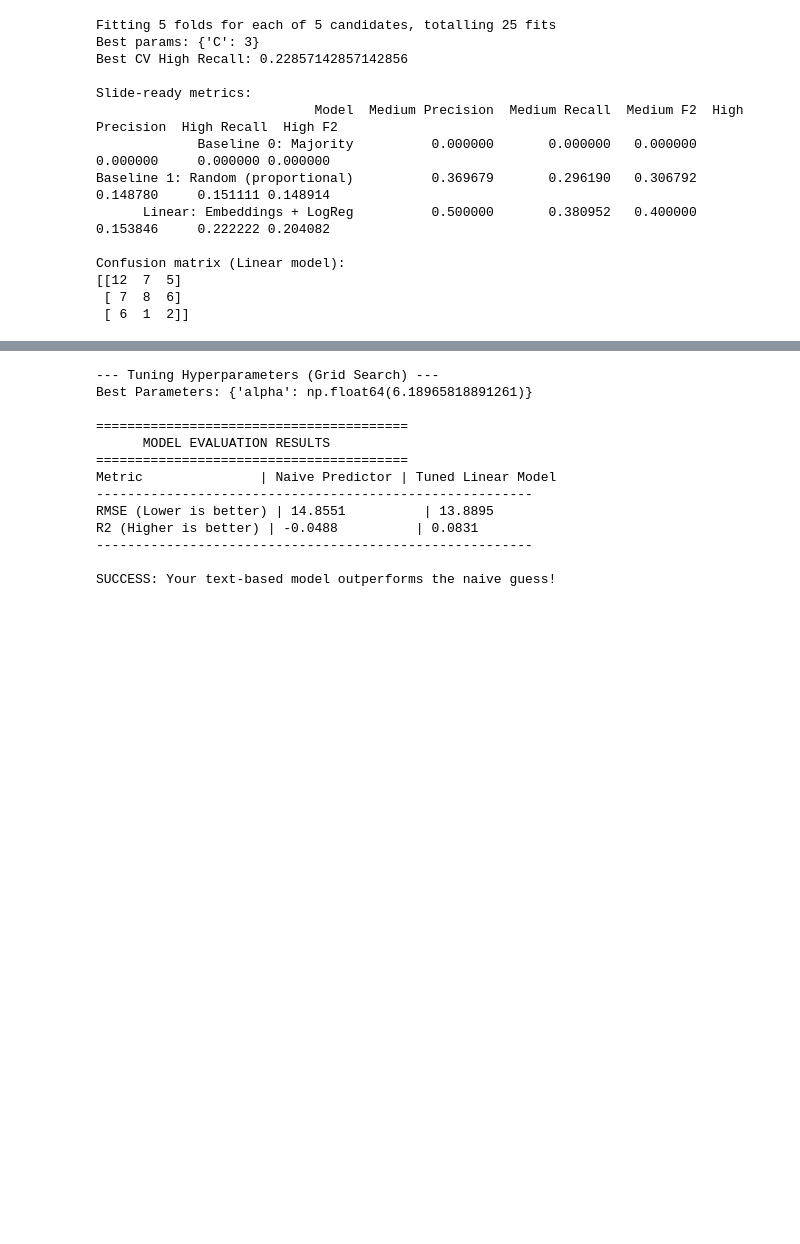
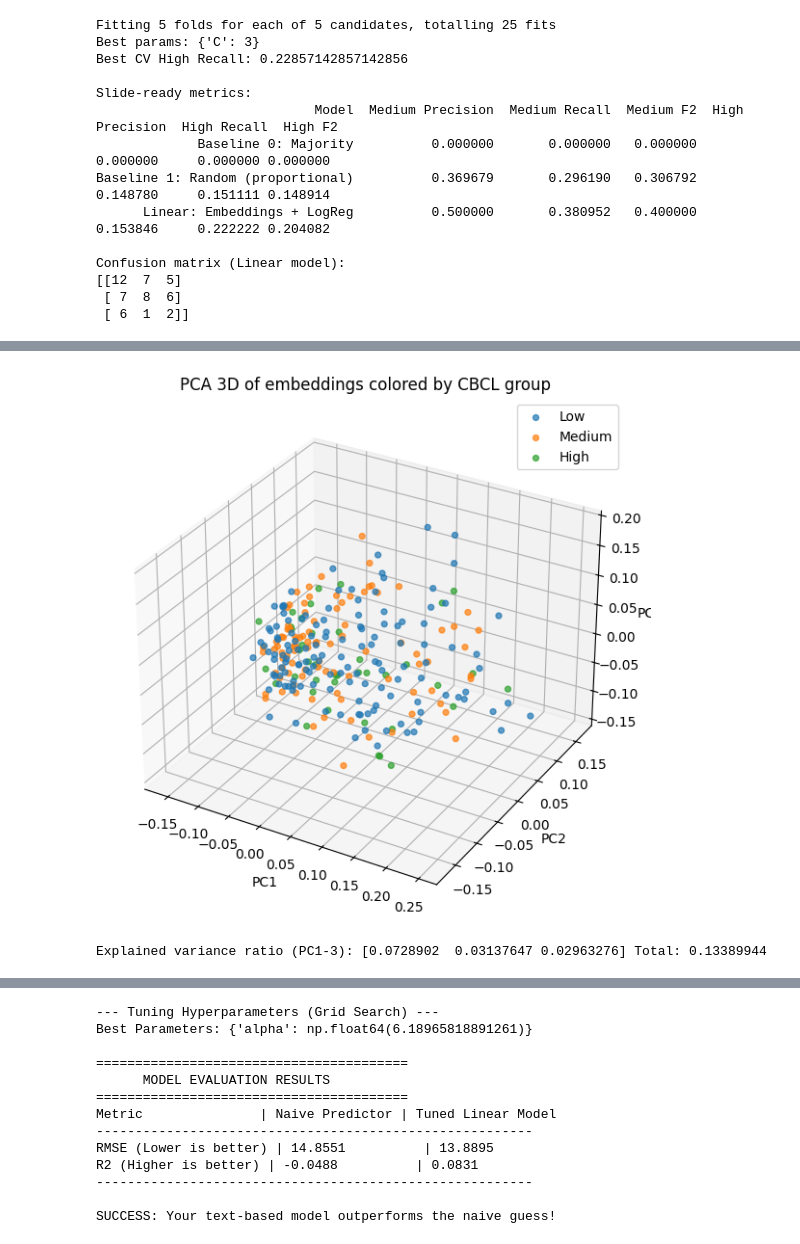
Before and after one commit to OfriA/AppliedProject52056, a Jupyter notebook: data/DataExploration.ipynb, the cells around one changed output, grey strips where cells are left out. Cells and saved outputs as stored; diff of their text form; code cells hidden in the pictures; blank space fills up the shorter version.

```diff
--- a/data/DataExploration.ipynb
+++ b/data/DataExploration.ipynb
@@ -1615,0 +1790,48 @@ results
+# %%
+
+y_labels = cbcl_to_group(data['CBCL_score'])
+# %%
+import numpy as np
+import pandas as pd
+import matplotlib.pyplot as plt
+from sklearn.preprocessing import StandardScaler
+from sklearn.decomposition import PCA
+from mpl_toolkits.mplot3d import Axes3D  # noqa: F401
+
+# X_embeddings: (n, d)
+# y_labels: array-like length n with values "Low","Medium","High"
+from sklearn.preprocessing import normalize
+
+normalized_X_embeddings = normalize(X_embeddings)   # (n, d)
+scaler = StandardScaler()
+scaled_X_embeddings = scaler.fit_transform(X_embeddings)
+pca = PCA(n_components=3, random_state=42)
+X_3d = pca.fit_transform(normalized_X_embeddings)
+
+df3 = pd.DataFrame({
+    "pc1": X_3d[:,0],
+    "pc2": X_3d[:,1],
+    "pc3": X_3d[:,2],
+    "label": y_labels
+})
+
+fig = plt.figure(figsize=(9,7))
+ax = fig.add_subplot(111, projection="3d")
+
+for lab in ["Low","Medium","High"]:
+    m = df3["label"] == lab
+    ax.scatter(df3.loc[m,"pc1"], df3.loc[m,"pc2"], df3.loc[m,"pc3"],
+               s=18, alpha=0.7, label=lab)
+
+ax.set_title("PCA 3D of embeddings colored by CBCL group")
+ax.set_xlabel("PC1")
+ax.set_ylabel("PC2")
+ax.set_zlabel("PC3")
+ax.legend()
+plt.show()
+
+print("Explained variance ratio (PC1-3):", pca.explained_variance_ratio_,
+      "Total:", pca.explained_variance_ratio_.sum())
+# %% [output]
+[figure, added]
+Explained variance ratio (PC1-3): [0.0728902  0.03137647 0.02963276] Total: 0.13389944
```
Also changed, not shown: parts of 7 cells of this notebook.
